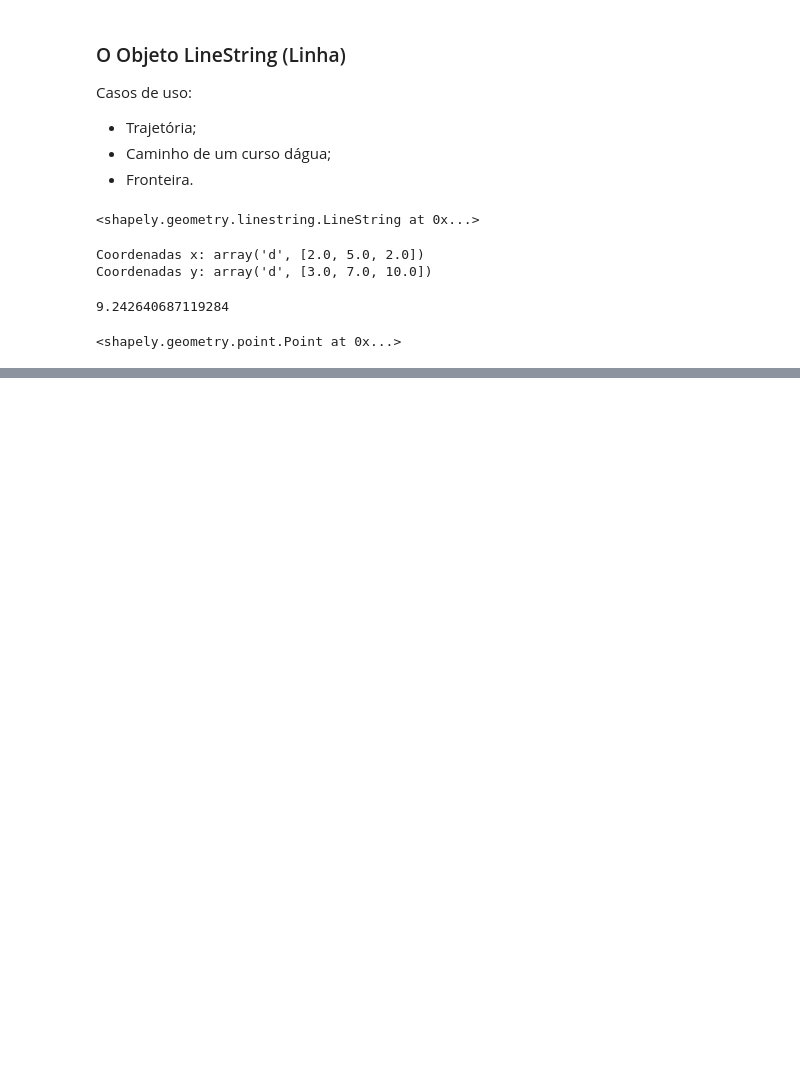
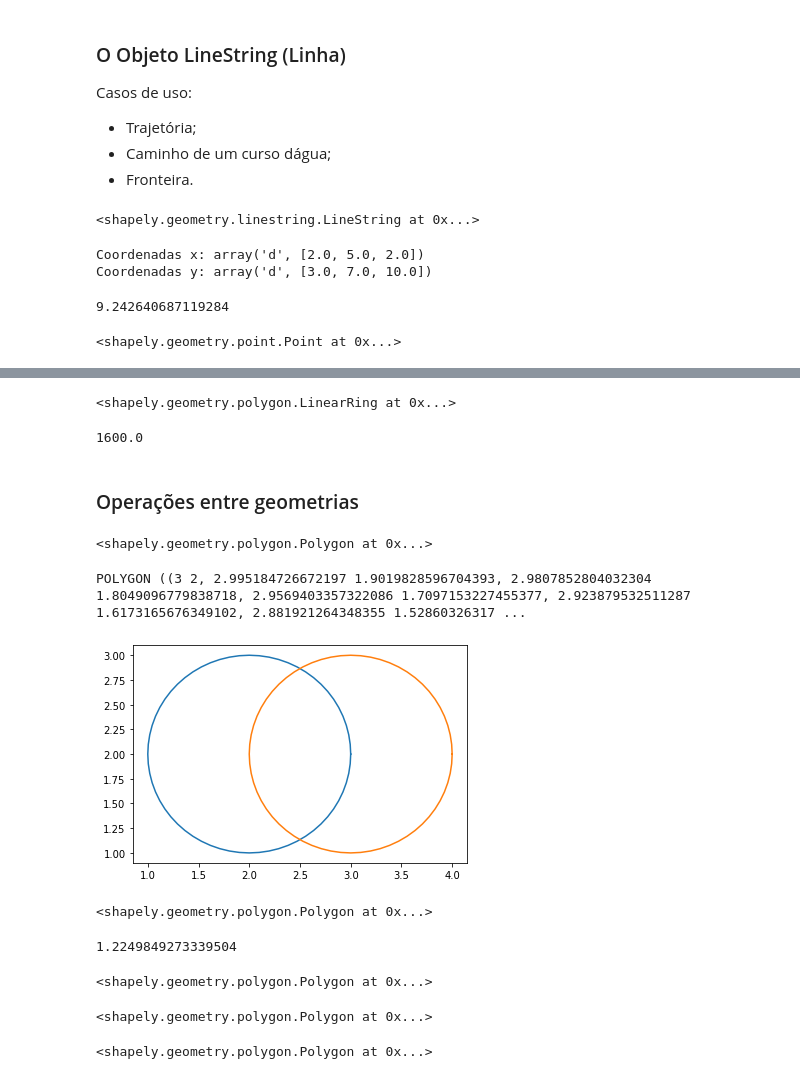
Before and after one commit to WesleyJw/Learning, a Jupyter notebook: Geoestatistica_pdi/GeopandasIntroduction.ipynb, the cells around one changed output, grey strips where cells are left out. Drawn from its saved outputs; the diff is of its cells as text; code cells hidden in the pictures; blank space fills up the shorter version.

```diff
--- a/Geoestatistica_pdi/GeopandasIntroduction.ipynb
+++ b/Geoestatistica_pdi/GeopandasIntroduction.ipynb
@@ -230,0 +280,69 @@ linha.centroid
+# %%
+# obter as corrdenadas da linha exterior (Linearring)
+poligomo.exterior
+# %% [output]
+<shapely.geometry.polygon.LinearRing at 0x...>
+# %%
+# Comprimento da linha exterior
+poligomo.exterior.length
+# %% [output]
+1600.0
+# %% [markdown]
+### Operações entre geometrias
+# %%
+# Definindo duas áreas que serão empregadas no cálculo
+
+a1 = Point(2,2).buffer(1)
+a2 = Point(3,2).buffer(1)
+a1
+# %% [output]
+<shapely.geometry.polygon.Polygon at 0x...>
+# %%
+# Veja a quantidade de pontos em a1
+print(a1)
+# %% [output]
+POLYGON ((3 2, 2.995184726672197 1.9019828596704393, 2.9807852804032304 1.8049096779838718, 2.9569403357322086 1.7097153227455377, 2.923879532511287 1.6173165676349102, 2.881921264348355 1.52860326317 ...
+# %%
+# Visualizar os dois pontos
+
+import matplotlib.pyplot as plt
+
+# Plot areas
+
+# a1
+x, y = a1.exterior.coords.xy
+plt.plot(x, y);
+# a2
+x, y = a2.exterior.coords.xy
+plt.plot(x, y);
+# %% [output]
+[figure, added]
+# %%
+## Intersection
+
+inter_section = a1.intersection(a2)
+inter_section
+# %% [output]
+<shapely.geometry.polygon.Polygon at 0x...>
+# %%
+inter_section.area
+# %% [output]
+1.2249849273339504
+# %%
+## Union
+
+u_nion = a1.union(a2)
+u_nion
+# %% [output]
+<shapely.geometry.polygon.Polygon at 0x...>
+# %%
+## Diference
+
+di_ference = a1.difference(a2)
+di_ference
+# %% [output]
+<shapely.geometry.polygon.Polygon at 0x...>
+# %%
+a2.difference(a1)
+# %% [output]
+<shapely.geometry.polygon.Polygon at 0x...>
```
Also changed, not shown: parts of 7 cells of this notebook.
